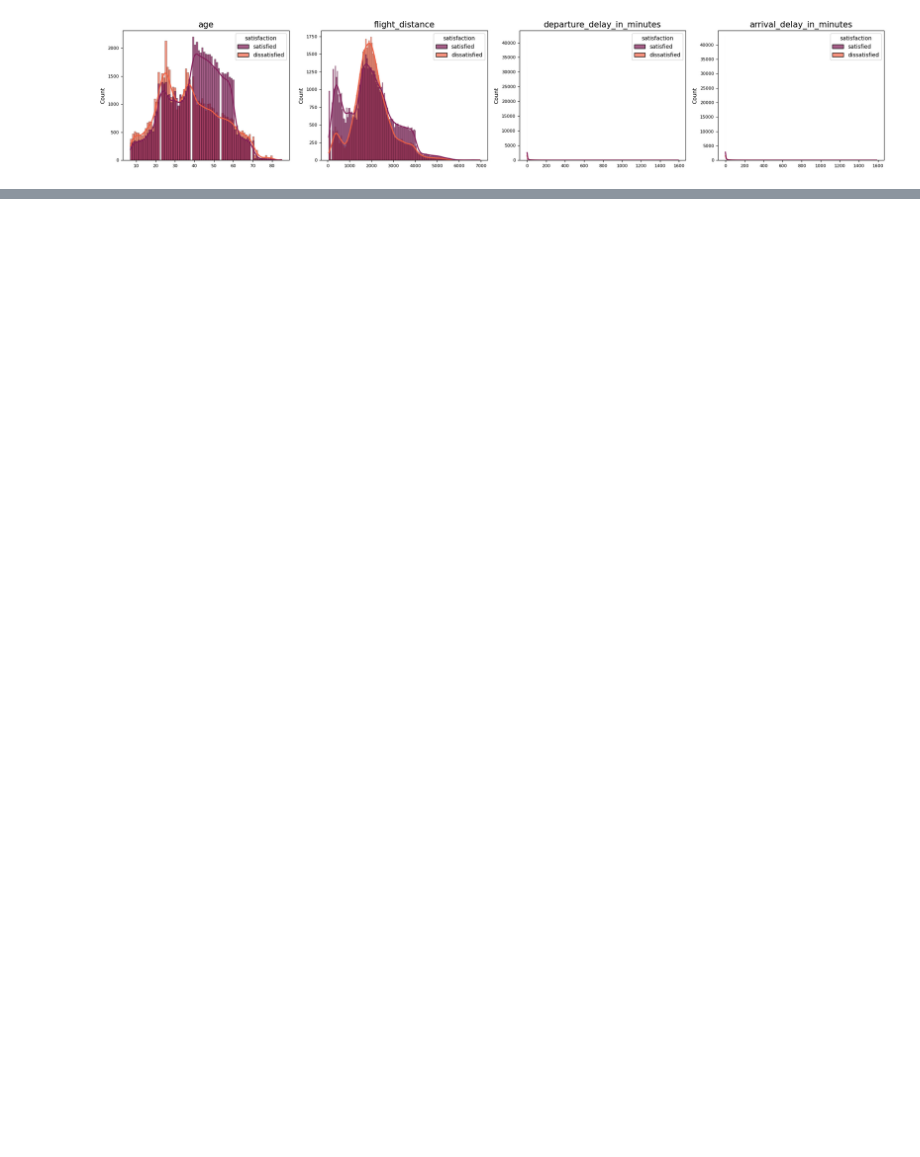
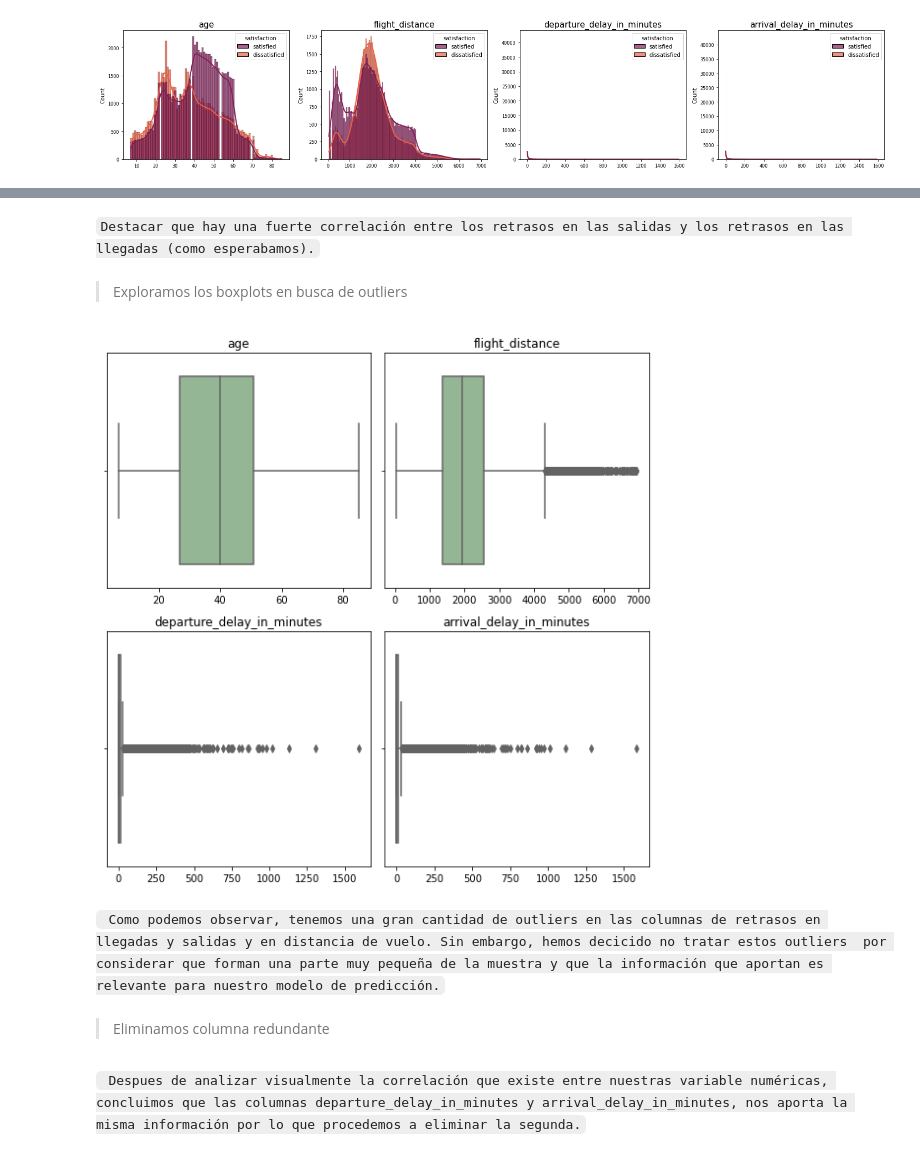
Before and after one commit to Adalab/promo-d-da-modulo3-sprint1-elisa-lidya, a Jupyter notebook: regresion-logistica/I-pair-regresion-logistica-EDA.ipynb, the cells around one changed output, grey strips where cells are left out. Drawn from its saved outputs; the diff is of its cells as text; code cells hidden in the pictures; blank space fills up the shorter version.

```diff
--- a/regresion-logistica/I-pair-regresion-logistica-EDA.ipynb
+++ b/regresion-logistica/I-pair-regresion-logistica-EDA.ipynb
@@ -308,0 +332,25 @@ fig.tight_layout();
+# %% [markdown]
+`Destacar que hay una fuerte correlación entre los retrasos en las salidas y los retrasos en las llegadas (como esperabamos).`
+# %% [markdown]
+> Exploramos los boxplots en busca de outliers
+# %%
+fig, axes = plt.subplots(2, 2, figsize=(8,8))
+
+axes = axes.flat
+
+for indice, col in enumerate(numericas):
+
+    sns.boxplot(x = col, data = numericas, ax=axes[indice], color = "darkseagreen");
+
+    axes[indice].set_title(col)
+    axes[indice].set_xlabel("")
+
+fig.tight_layout();
+# %% [output]
+[figure, added]
+# %% [markdown]
+` Como podemos observar, tenemos una gran cantidad de outliers en las columnas de retrasos en llegadas y salidas y en distancia de vuelo. Sin embargo, hemos decicido no tratar estos outliers  por considerar que forman una parte muy pequeña de la muestra y que la información que aportan es relevante para nuestro modelo de predicción.`
+# %% [markdown]
+> Eliminamos columna redundante
+# %% [markdown]
+` Despues de analizar visualmente la correlación que existe entre nuestras variable numéricas, concluimos que las columnas departure_delay_in_minutes y arrival_delay_in_minutes, nos aporta la misma información por lo que procedemos a eliminar la segunda.`
```
Also changed, not shown: parts of 11 cells of this notebook, 2 other files.
